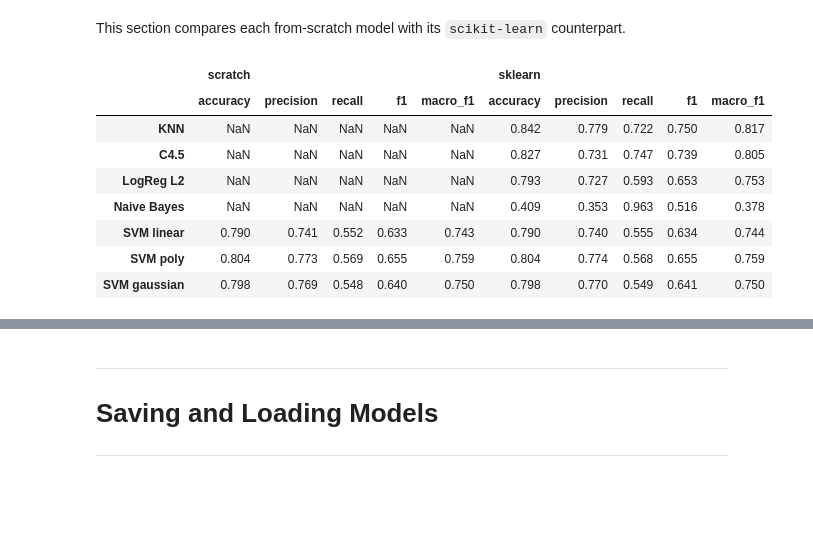
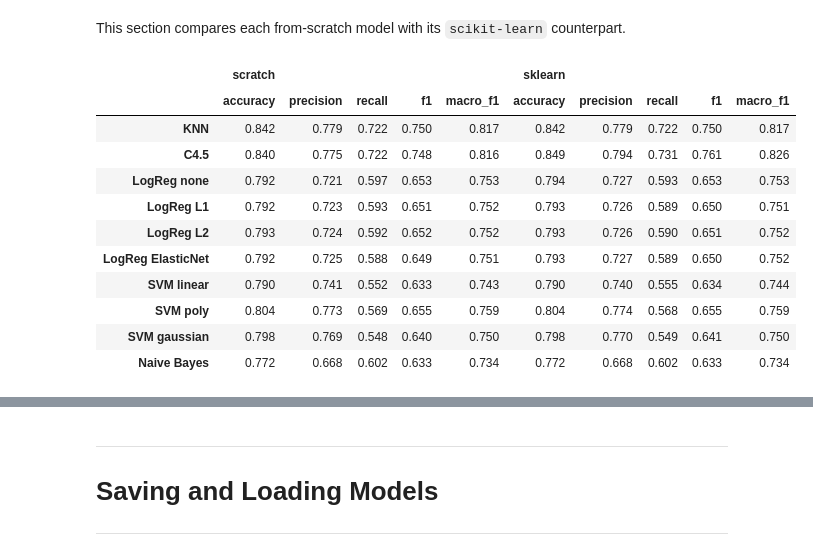
Before and after one commit to buege-putra/IF3170_G23_NoName, a Jupyter notebook: notebook.ipynb, the cells around one changed output, grey strips where cells are left out. Drawn from its saved outputs; the diff is of its cells as text; code cells hidden in the pictures; blank space fills up the shorter version.

```diff
--- a/notebook.ipynb
+++ b/notebook.ipynb
@@ -786,10 +795,16 @@ Only about 1 in 3 bookings is canceled both in train and val. So udge the models
 Formatting produces the structure the models read, such as a numeric matrix.
 # %%
 categorical_idx = [list(X_train_tree.columns).index(c) for c in CFG.CATEGORICAL]
+
+nb_prep = Preprocessor().fit(train_set)
+Xn_train, _ = nb_prep.transform_nb(train_set.loc[X_train.index])
+Xn_val, _ = nb_prep.transform_nb(val_set)
+nb_idx = list(range(Xn_train.shape[1]))
 
 data = {
     'dense': (X_train.to_numpy(dtype=float), y_train.to_numpy(), X_val.to_numpy(dtype=float), y_val.to_numpy()),
     'tree': (X_train_tree.to_numpy(dtype=float), y_train.to_numpy(), X_val_tree.to_numpy(dtype=float), y_val.to_numpy()),
+    'nb': (Xn_train, y_train.to_numpy(), Xn_val, y_val.to_numpy()),
 }
 
 for variant, (Xt, yt, Xv, yv) in data.items():
@@ -809,6 +869,12 @@ tree categorical columns: [14, 15, 16]
 The pipeline combines the preparation steps so they run in one consistent order.
 # %%
 def prepare(train, others, encoding='onehot'):
+    if encoding == 'nb':
+        train = train.loc[~train.drop(columns=[CFG.ID]).duplicated()]
+        prep = Preprocessor().fit(train)
+        X_fit, y_fit = prep.transform_nb(train)
+        return [X_fit] + [prep.transform_nb(df)[0] for df in others], y_fit, prep.nb_feature_names
+
     X_fit, y_fit = drop_duplicates(train[FEATURES], train[CFG.TARGET])
     frames = [X_fit] + [df[FEATURES].copy() for df in others]
 
@@ -828,7 +894,7 @@ def prepare(train, others, encoding='onehot'):
     matrices = [frame.to_numpy(dtype=float) for frame in frames]
     return matrices, y_fit.to_numpy(), columns
 # %%
-ENCODINGS = {'dense': 'onehot', 'tree': 'ordinal'}
+ENCODINGS = {'dense': 'onehot', 'tree': 'ordinal', 'nb': 'nb'}
 
 for variant, encoding in ENCODINGS.items():
     (X_fit, X_eval), y_fit, columns = prepare(train_set, [val_set], encoding)
@@ -884,6 +960,8 @@ evaluate('C4.5', lambda: C45DecisionTree(max_depth=10, categorical=cat_idx), var
 
 This part covers the model with L1, L2, and Elastic Net regularization.
 # %%
+LOGREG = {'lr': 0.1, 'epochs': 200, 'batch_size': 256, 'alpha': 1e-3}
+
 logreg_configs = {
     'LogReg none': {'penalty': None},
     'LogReg L1': {'penalty': 'l1'},
@@ -891,7 +969,7 @@ logreg_configs = {
     'LogReg ElasticNet': {'penalty': 'elasticnet'},
 }
 for name, kw in logreg_configs.items():
-    evaluate(name, lambda kw=kw: LogisticRegression(**kw))
+    evaluate(name, lambda kw=kw: LogisticRegression(**LOGREG, **kw))
 # %% [markdown]
 ## Support Vector Machine
 
@@ -955,42 +1044,60 @@ This section compares each from-scratch model with its `scikit-learn` counterpar
 # %%
 from sklearn.neighbors import KNeighborsClassifier
 from sklearn.tree import DecisionTreeClassifier
 from sklearn.linear_model import LogisticRegression as SkLogReg
 from sklearn.svm import SVC
-from sklearn.naive_bayes import GaussianNB
+from sklearn.naive_bayes import CategoricalNB
 
-sk_models = {
-    'KNN': (KNeighborsClassifier(n_neighbors=5), 'dense'),
-    'C4.5': (DecisionTreeClassifier(criterion='entropy', ccp_alpha=0.0, random_state=CFG.SEED), 'tree'),
-    'LogReg L2': (SkLogReg(l1_ratio=0, max_iter=1000), 'dense'),
-    'Naive Bayes': (GaussianNB(), 'dense'),
-}
+n_train = len(data['dense'][0])
+nb_categories = np.maximum(data['nb'][0].max(axis=0), data['nb'][2].max(axis=0)).astype(int) + 1
+
+
+def sklearn_counterpart(model):
+    if isinstance(model, KNN):
+        return KNeighborsClassifier(n_neighbors=model.k, weights=model.weights)
+    if isinstance(model, C45DecisionTree):
+        return DecisionTreeClassifier(criterion='entropy', max_depth=model.max_depth,
+                                      ccp_alpha=model.ccp_alpha, random_state=CFG.SEED)
+    if isinstance(model, LogisticRegression):
+        l1_ratio = {None: 0, 'l2': 0, 'l1': 1, 'elasticnet': model.l1_ratio}[model.penalty]
+        C = np.inf if model.penalty is None else 1 / (model.alpha * n_train)
+        return SkLogReg(C=C, l1_ratio=l1_ratio, solver='saga', max_iter=2000, random_state=CFG.SEED)
+    if isinstance(model, SVM):
+        return SVC(C=model.C, kernel=model.kernel, degree=model.degree, gamma=model.gamma, coef0=model.coef0)
+    return CategoricalNB(alpha=model.laplace, min_categories=nb_categories)
+
+
 sk_results = {}
-for name, (m, variant) in sk_models.items():
-    X_train, y_train, X_val, y_val = data[variant]
-    m.fit(X_train, y_train)
-    sk_results[name] = metrics.report(y_val, m.predict(X_val))
-
-X_train, y_train, X_val, y_val = data['dense']
-for name, kw in svm_configs.items():
-    scratch = all_models[name]
-    X_svm, y_svm = scratch._subsample(X_train, y_train, np.random.default_rng(scratch.seed))
-    sk_svm = SVC(C=scratch.C, **kw).fit(X_svm, y_svm)
-    sk_results[name] = metrics.report(y_val, sk_svm.predict(X_val))
+for name, model in all_models.items():
+    X_train, y_train, X_val, y_val = data[variants[name]]
+    sk = sklearn_counterpart(model)
+    if isinstance(model, SVM):
+        X_train, y_train = model._subsample(X_train, y_train, np.random.default_rng(model.seed))
+    if isinstance(model, NaiveBayes):
+        X_train, X_val = X_train.astype(int), X_val.astype(int)
+    sk.fit(X_train, y_train)
+    if isinstance(model, NaiveBayes) and model.threshold is not None:
+        pred = (sk.predict_proba(X_val)[:, 1] >= model.threshold).astype(int)
+    else:
+        pred = sk.predict(X_val)
+    sk_results[name] = metrics.report(y_val, pred)
 
 comparison = pd.concat(
     {'scratch': pd.DataFrame(results).T.reindex(list(sk_results)), 'sklearn': pd.DataFrame(sk_results).T},
     axis=1,
 )
 comparison.round(3)
 # %% [output]
 |  | scratch |  |  |  |  | sklearn |  |  |  |  |
 |  | accuracy | precision | recall | f1 | macro_f1 | accuracy | precision | recall | f1 | macro_f1 |
-| KNN | NaN | NaN | NaN | NaN | NaN | 0.842 | 0.779 | 0.722 | 0.750 | 0.817 |
-| C4.5 | NaN | NaN | NaN | NaN | NaN | 0.827 | 0.731 | 0.747 | 0.739 | 0.805 |
-| LogReg L2 | NaN | NaN | NaN | NaN | NaN | 0.793 | 0.727 | 0.593 | 0.653 | 0.753 |
-| Naive Bayes | NaN | NaN | NaN | NaN | NaN | 0.409 | 0.353 | 0.963 | 0.516 | 0.378 |
+| KNN | 0.842 | 0.779 | 0.722 | 0.750 | 0.817 | 0.842 | 0.779 | 0.722 | 0.750 | 0.817 |
+| C4.5 | 0.840 | 0.775 | 0.722 | 0.748 | 0.816 | 0.849 | 0.794 | 0.731 | 0.761 | 0.826 |
+| LogReg none | 0.792 | 0.721 | 0.597 | 0.653 | 0.753 | 0.794 | 0.727 | 0.593 | 0.653 | 0.753 |
+| LogReg L1 | 0.792 | 0.723 | 0.593 | 0.651 | 0.752 | 0.793 | 0.726 | 0.589 | 0.650 | 0.751 |
+| LogReg L2 | 0.793 | 0.724 | 0.592 | 0.652 | 0.752 | 0.793 | 0.726 | 0.590 | 0.651 | 0.752 |
+| LogReg ElasticNet | 0.792 | 0.725 | 0.588 | 0.649 | 0.751 | 0.793 | 0.727 | 0.589 | 0.650 | 0.752 |
 | SVM linear | 0.790 | 0.741 | 0.552 | 0.633 | 0.743 | 0.790 | 0.740 | 0.555 | 0.634 | 0.744 |
 | SVM poly | 0.804 | 0.773 | 0.569 | 0.655 | 0.759 | 0.804 | 0.774 | 0.568 | 0.655 | 0.759 |
 | SVM gaussian | 0.798 | 0.769 | 0.548 | 0.640 | 0.750 | 0.798 | 0.770 | 0.549 | 0.641 | 0.750 |
+| Naive Bayes | 0.772 | 0.668 | 0.602 | 0.633 | 0.734 | 0.772 | 0.668 | 0.602 | 0.633 | 0.734 |
 # %%
```
Also changed, not shown: parts of 24 cells of this notebook.
